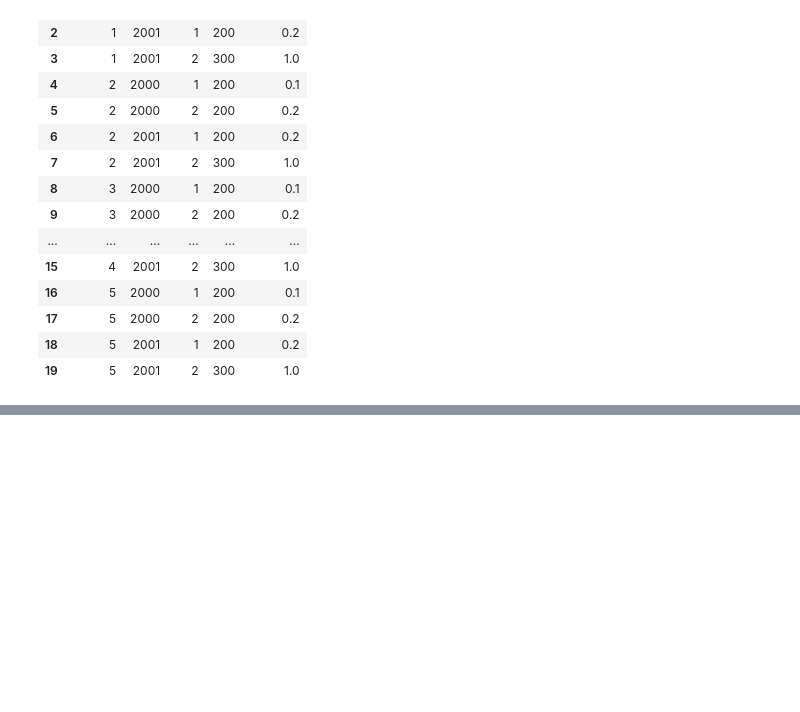
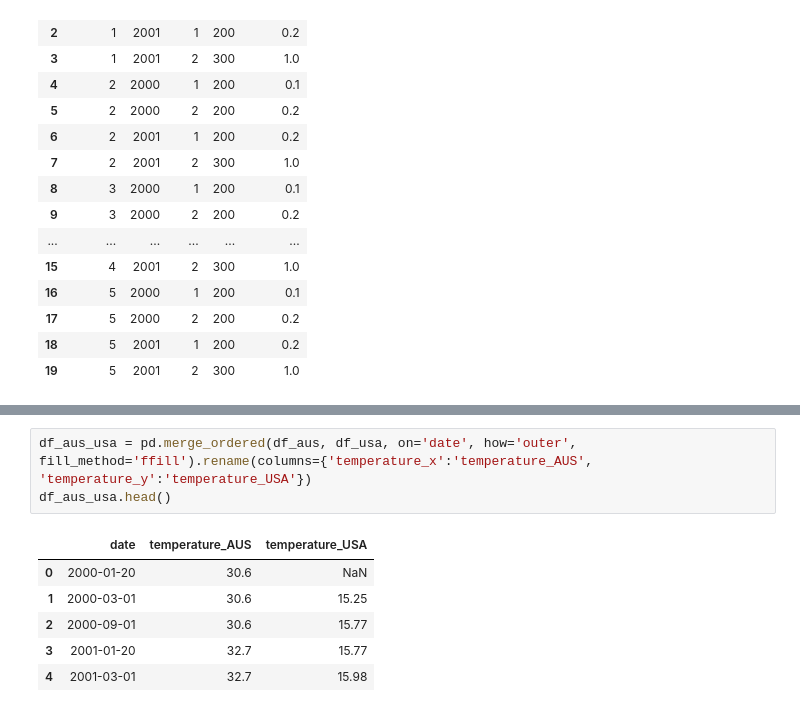
Before and after one commit to omid-sar/Interview-Preparation, a Jupyter notebook: data_manipulation/merge.ipynb, the cells around one changed output, grey strips where cells are left out. Saved outputs shown, nothing was run; the diff lists cells and outputs as text; blank space fills up the shorter version.

Commit message:
merge_end

```diff
--- a/data_manipulation/merge.ipynb
+++ b/data_manipulation/merge.ipynb
@@ -294,0 +321,10 @@ st
+# %%
+df_aus_usa = pd.merge_ordered(df_aus, df_usa, on='date', how='outer', fill_method='ffill').rename(columns={'temperature_x':'temperature_AUS', 'temperature_y':'temperature_USA'})
+df_aus_usa.head()
+# %% [output]
+|  | date | temperature_AUS | temperature_USA |
+| 0 | 2000-01-20 | 30.6 | NaN |
+| 1 | 2000-03-01 | 30.6 | 15.25 |
+| 2 | 2000-09-01 | 30.6 | 15.77 |
+| 3 | 2001-01-20 | 32.7 | 15.77 |
+| 4 | 2001-03-01 | 32.7 | 15.98 |
```
Also changed, not shown: parts of 3 cells of this notebook.
